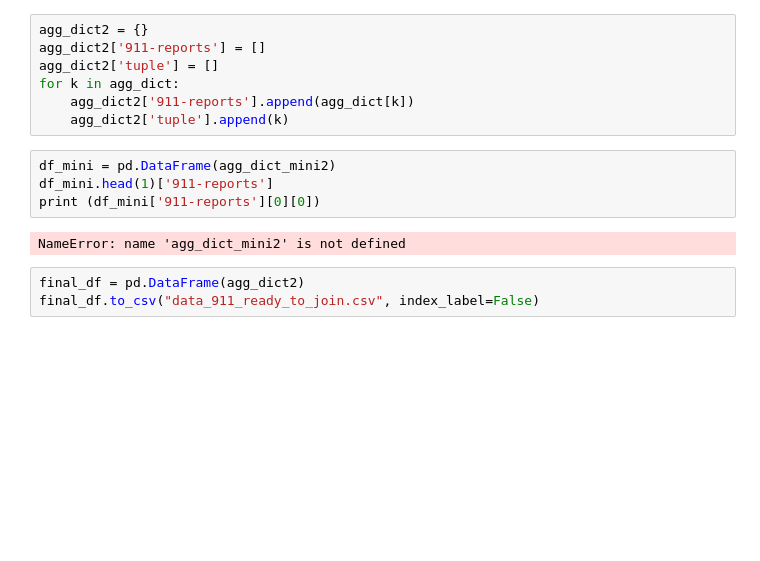
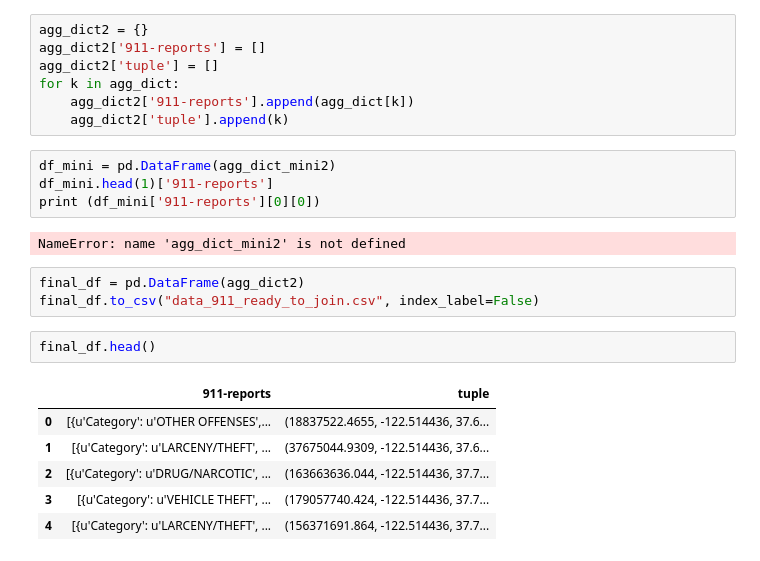
Before and after one commit to dolphyin/cs194-16-data_manatees, a Jupyter notebook: format_911.ipynb, the cells around one changed output. Saved outputs shown, nothing was run; the diff lists cells and outputs as text; blank space fills up the shorter version.

```diff
--- a/format_911.ipynb
+++ b/format_911.ipynb
@@ -218,3 +257,12 @@ NameError: name 'agg_dict_mini2' is not defined
 # %%
 final_df = pd.DataFrame(agg_dict2)
 final_df.to_csv("data_911_ready_to_join.csv", index_label=False)
+# %%
+final_df.head()
+# %% [output]
+|  | 911-reports | tuple |
+| 0 | [{u'Category': u'OTHER OFFENSES',... | (18837522.4655, -122.514436, 37.6... |
+| 1 | [{u'Category': u'LARCENY/THEFT', ... | (37675044.9309, -122.514436, 37.6... |
+| 2 | [{u'Category': u'DRUG/NARCOTIC', ... | (163663636.044, -122.514436, 37.7... |
+| 3 | [{u'Category': u'VEHICLE THEFT', ... | (179057740.424, -122.514436, 37.7... |
+| 4 | [{u'Category': u'LARCENY/THEFT', ... | (156371691.864, -122.514436, 37.7... |
```
Also changed, not shown: parts of 8 cells of this notebook, 4 other files.
